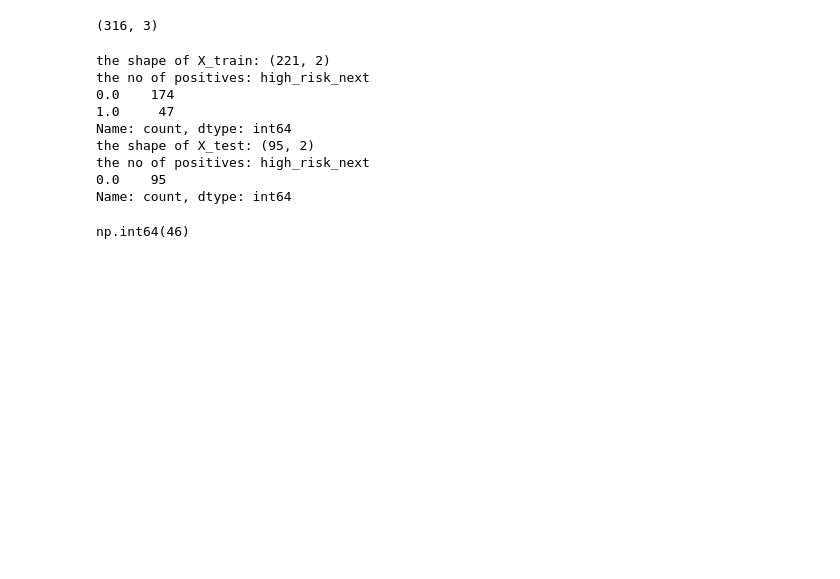
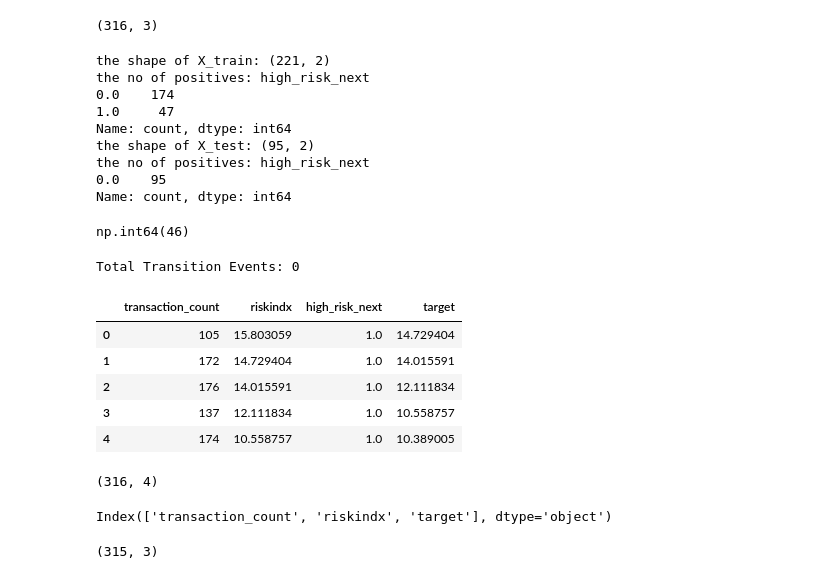
Before and after one commit to saidattaputta/Fintech-System-Level-Risk-Monitoring-Forecasting-Framework, a Jupyter notebook: fintech-project-3.ipynb, the cells around one changed output. Saved outputs shown, nothing was run; the diff lists cells and outputs as text; code cells hidden in the pictures; blank space fills up the shorter version.

```diff
--- a/fintech-project-3.ipynb
+++ b/fintech-project-3.ipynb
@@ -148,3 +149,37 @@ Name: count, dtype: int64
 df_model[df_model['high_risk_next'] == 1].index.max()
 # %% [output]
 np.int64(46)
+# %%
+transition_events = (
+    (df['high_risk'] == 0) &
+    (df['high_risk_next'] == 1)
+).sum()
+
+print("Total Transition Events:", transition_events)
+# %% [output]
+Total Transition Events: 0
+# %%
+df_model['target'] = df_model['riskindx'].shift(-1)
+df_model.head()
+# %% [output]
+|  | transaction_count | riskindx | high_risk_next | target |
+| 0 | 105 | 15.803059 | 1.0 | 14.729404 |
+| 1 | 172 | 14.729404 | 1.0 | 14.015591 |
+| 2 | 176 | 14.015591 | 1.0 | 12.111834 |
+| 3 | 137 | 12.111834 | 1.0 | 10.558757 |
+| 4 | 174 | 10.558757 | 1.0 | 10.389005 |
+# %%
+df_model.tail()
+df_model.shape
+# %% [output]
+(316, 4)
+# %%
+df_model = df_model.drop(columns = ['high_risk_next'])
+df_model.columns
+# %% [output]
+Index(['transaction_count', 'riskindx', 'target'], dtype='object')
+# %%
+df_model = df_model.dropna(subset = ['target'])
+df_model.shape
+# %% [output]
+(315, 3)
```
Also changed, not shown: parts of 4 cells of this notebook.
